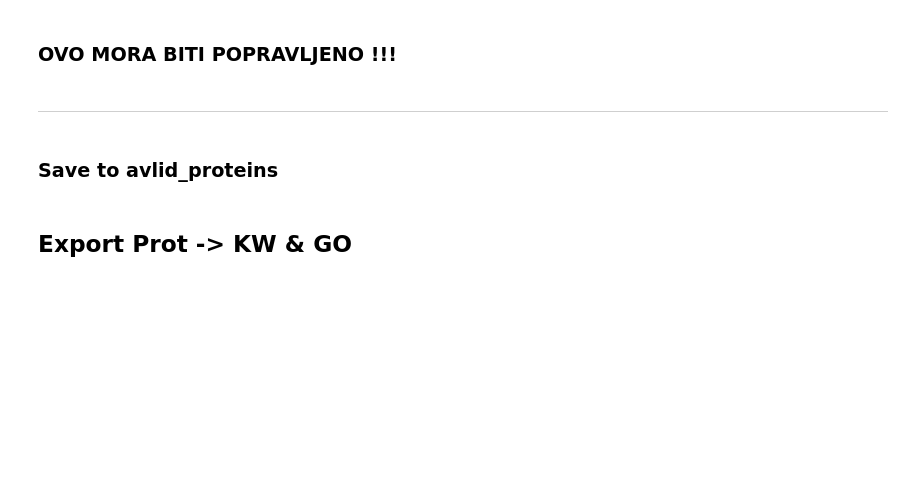
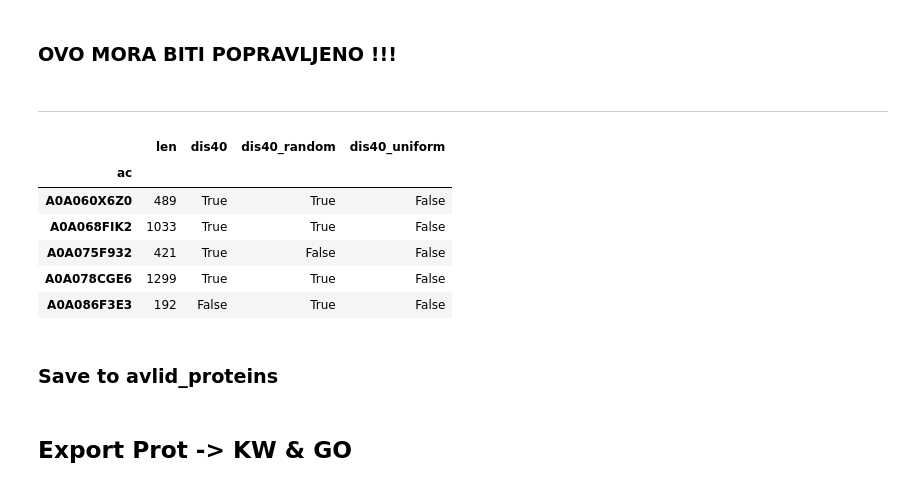
Before and after one commit to gvinterhalter/MASTER2, a Jupyter notebook: 1.1 Export.ipynb, the cells around one changed output. Saved outputs shown, nothing was run; the diff lists cells and outputs as text; code cells hidden in the pictures; blank space fills up the shorter version.

```diff
--- a/1.1 Export.ipynb
+++ b/1.1 Export.ipynb
@@ -138,7 +138,16 @@ valid_proteins_df = pd.DataFrame( [(ac, len(raw)) for (ac,raw,_) in vsl2b_valid]
 # %%
 valid_proteins_df['dis40'] = [is_disorderd_40(raw, regions) for _,raw,regions in vsl2b_valid]
 valid_proteins_df['dis40_random'] = [is_disorderd_40(raw, regions) for _,raw,regions in vsl2b_random]
 valid_proteins_df['dis40_uniform'] = [is_disorderd_40(raw, regions) for _,raw,regions in vsl2b_uniform]
+valid_proteins_df.head()
+# %% [output]
+|  | len | dis40 | dis40_random | dis40_uniform |
+| ac |  |  |  |  |
+| A0A060X6Z0 | 489 | True | True | False |
+| A0A068FIK2 | 1033 | True | True | False |
+| A0A075F932 | 421 | True | False | False |
+| A0A078CGE6 | 1299 | True | True | False |
+| A0A086F3E3 | 192 | False | True | False |
 # %% [markdown]
 ### Save to avlid_proteins
 # %%
```
Also changed, not shown: parts of 4 cells of this notebook, 18 other files.
